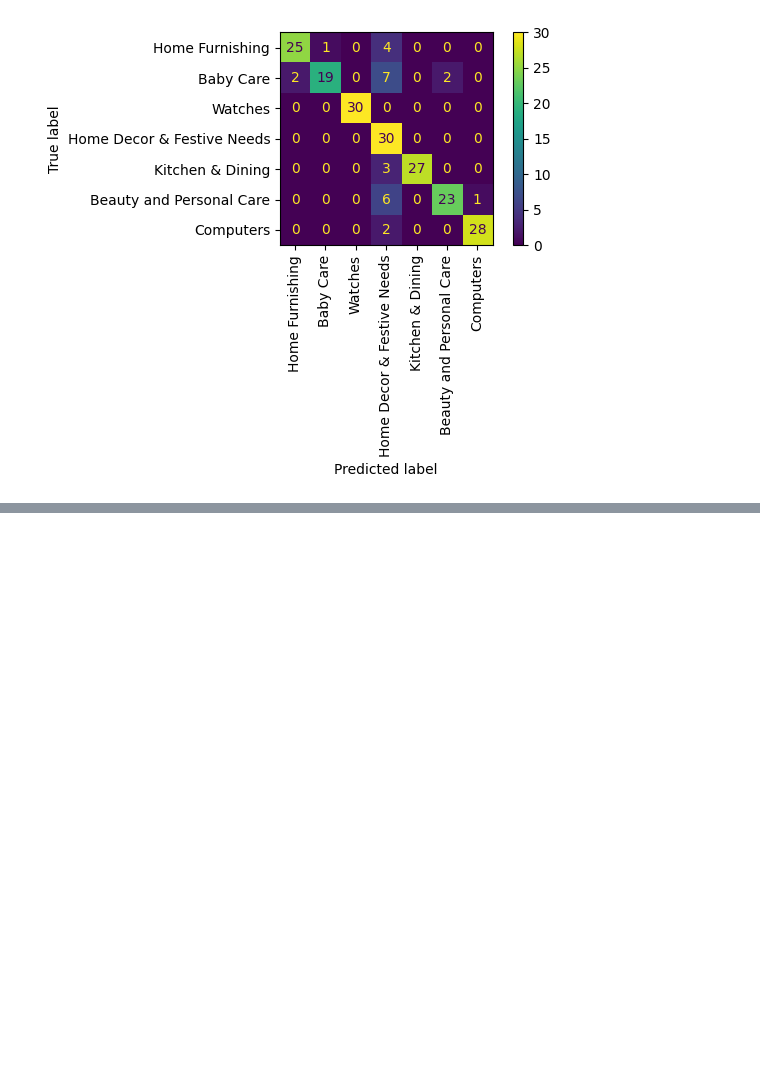
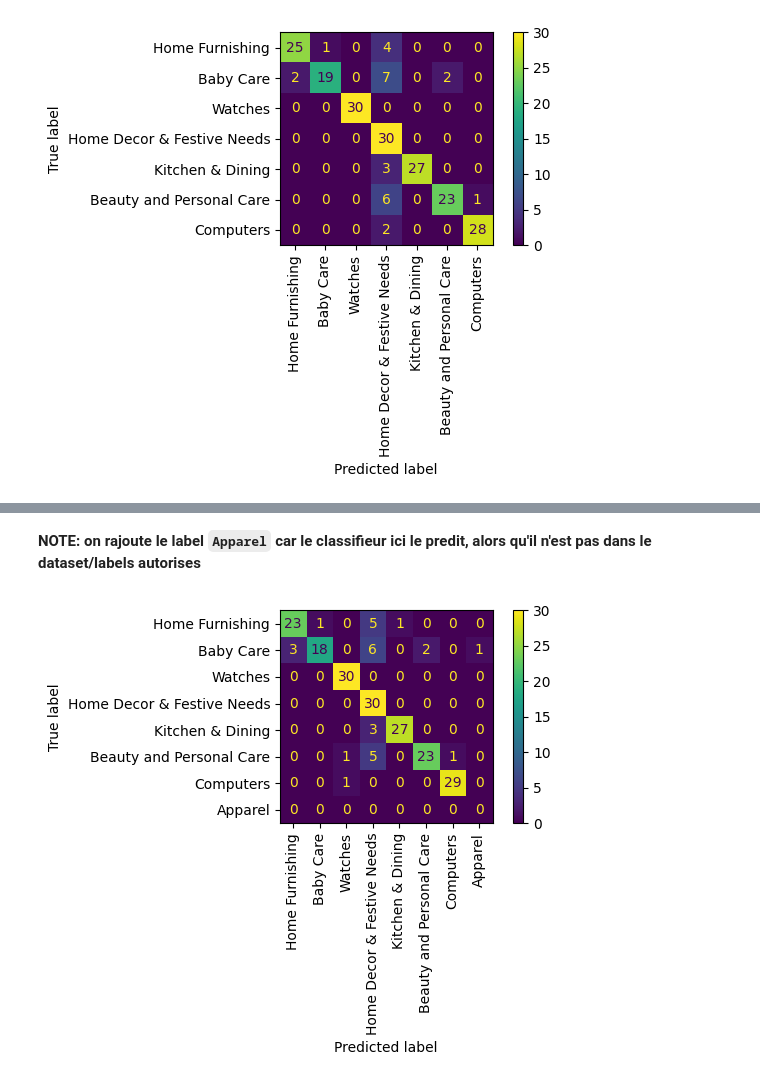
Before and after one commit to benjaminzwhite/kaggle-notebooks, a Jupyter notebook: p8-poc-phi3-classif.ipynb, the cells around one changed output, grey strips where cells are left out. Cells and saved outputs as stored; diff of their text form; code cells hidden in the pictures; blank space fills up the shorter version.

```diff
--- a/p8-poc-phi3-classif.ipynb
+++ b/p8-poc-phi3-classif.ipynb
@@ -575,0 +849,16 @@ plt.show()
+# %% [markdown]
+**NOTE: on rajoute le label `Apparel` car le classifieur ici le predit, alors qu'il n'est pas dans le dataset/labels autorises**
+# %%
+cm_zero_shot_labels_explained_no_sg = confusion_matrix(y_true=df_inference["main_product_category"],
+                                 y_pred=df_inference["zero_shot_labels_explained_no_sg"],
+                                 labels=MAIN_PRODUCT_CATEGORIES+["Apparel"]) # <--- rajoute Apparel pour la matrice de confusion
+
+disp = ConfusionMatrixDisplay(confusion_matrix=cm_zero_shot_labels_explained_no_sg,
+                              display_labels=MAIN_PRODUCT_CATEGORIES+["Apparel"])
+
+disp.plot()
+plt.xticks(rotation=90)
+plt.tight_layout()
+plt.show()
+# %% [output]
+[figure, added]
```
Also changed, not shown: parts of 28 cells of this notebook.
